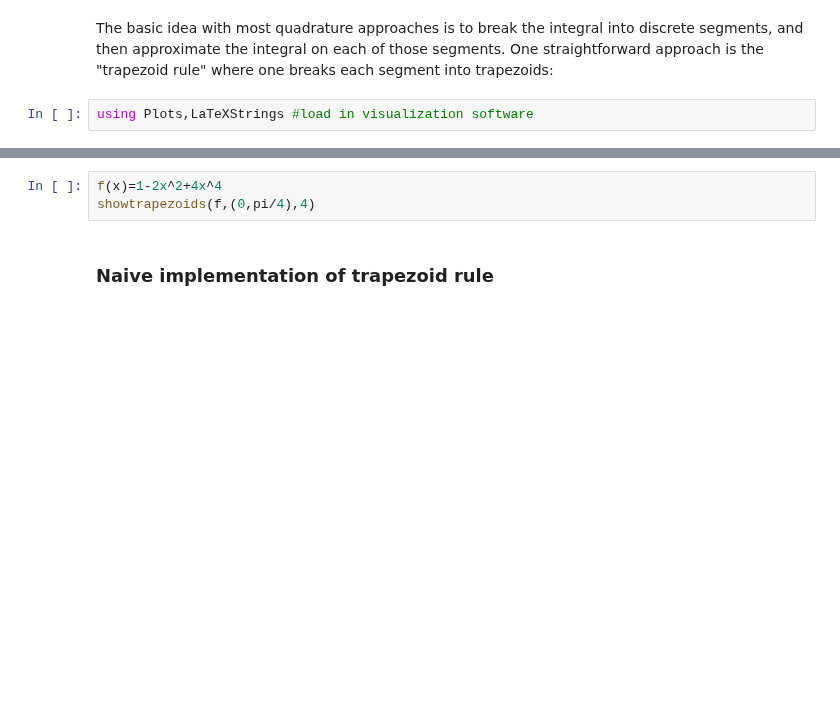
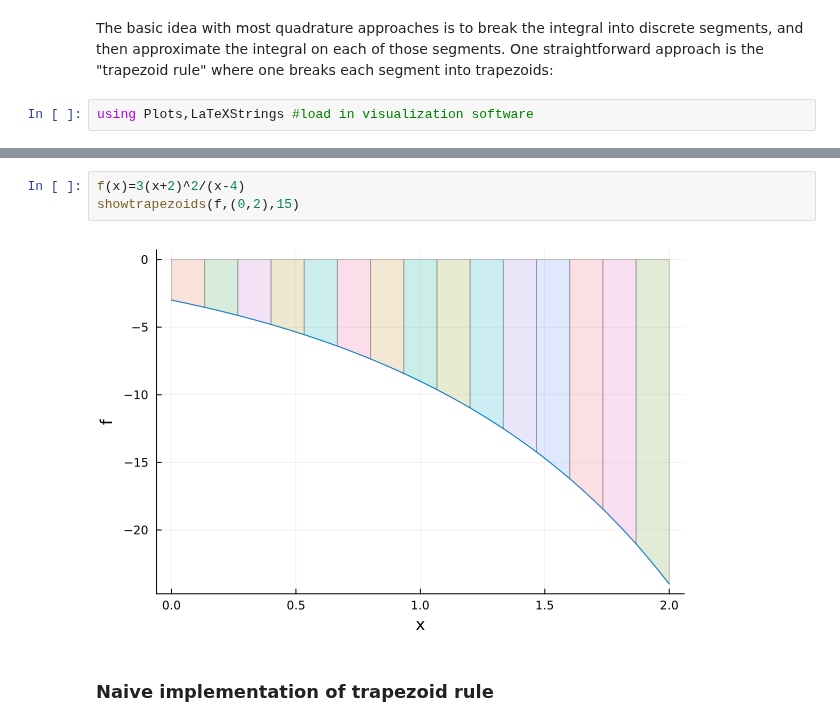
Before and after one commit to em256/phys4480, a Jupyter notebook: _sources/Period of a pendulum.ipynb, the cells around one changed output, grey strips where cells are left out. Drawn from its saved outputs; the diff is of its cells as text; blank space fills up the shorter version.

```diff
--- a/_sources/Period of a pendulum.ipynb
+++ b/_sources/Period of a pendulum.ipynb
@@ -128,6 +130,8 @@ end
 # %%
-f(x)=1-2x^2+4x^4
-showtrapezoids(f,(0,pi/4),4)
+f(x)=3(x+2)^2/(x-4)
+showtrapezoids(f,(0,2),15)
+# %% [output]
+[figure, added]
 # %% [markdown]
 ### Naive implementation of trapezoid rule
 # %% [markdown]
```
Also changed, not shown: parts of 21 cells of this notebook, 3 other files.
